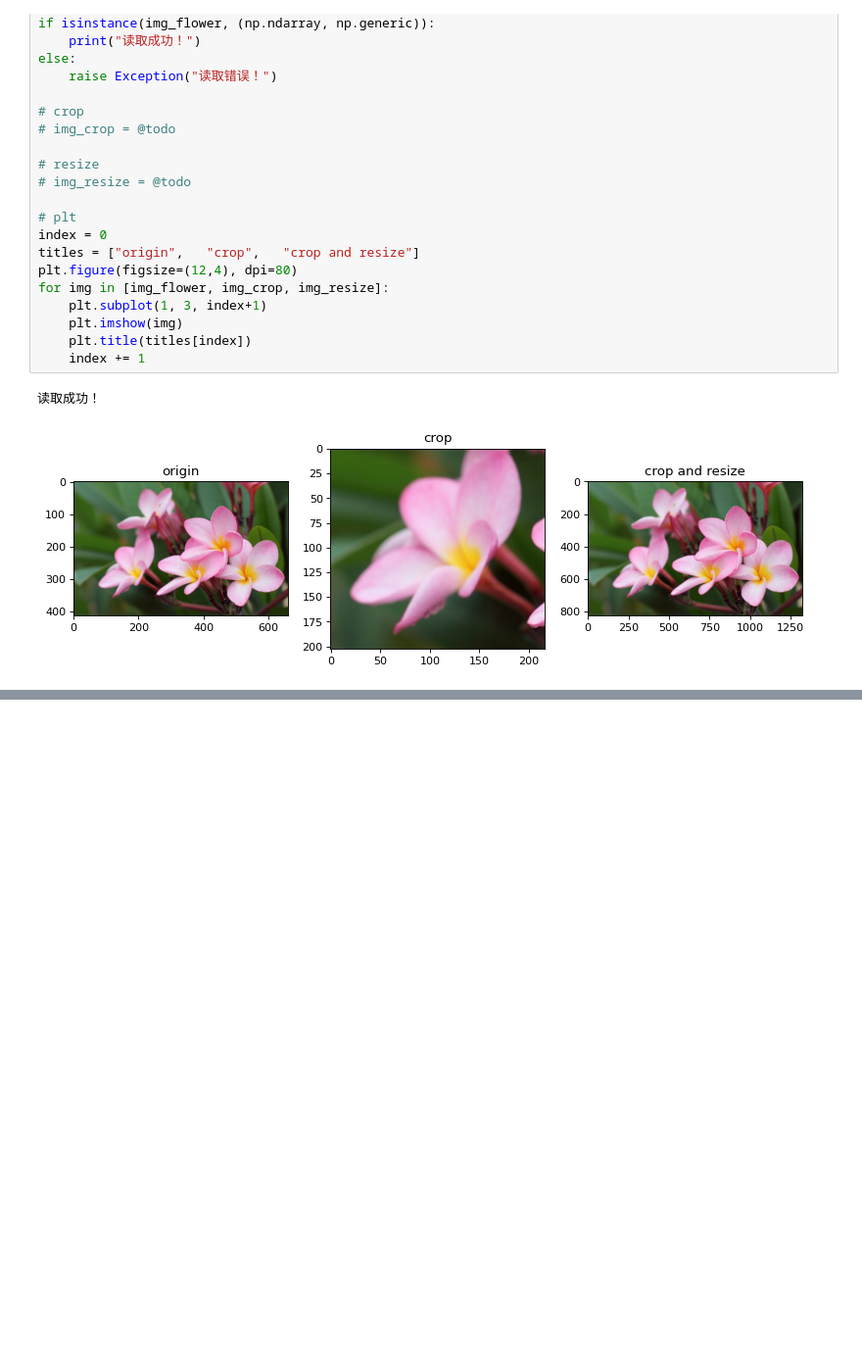
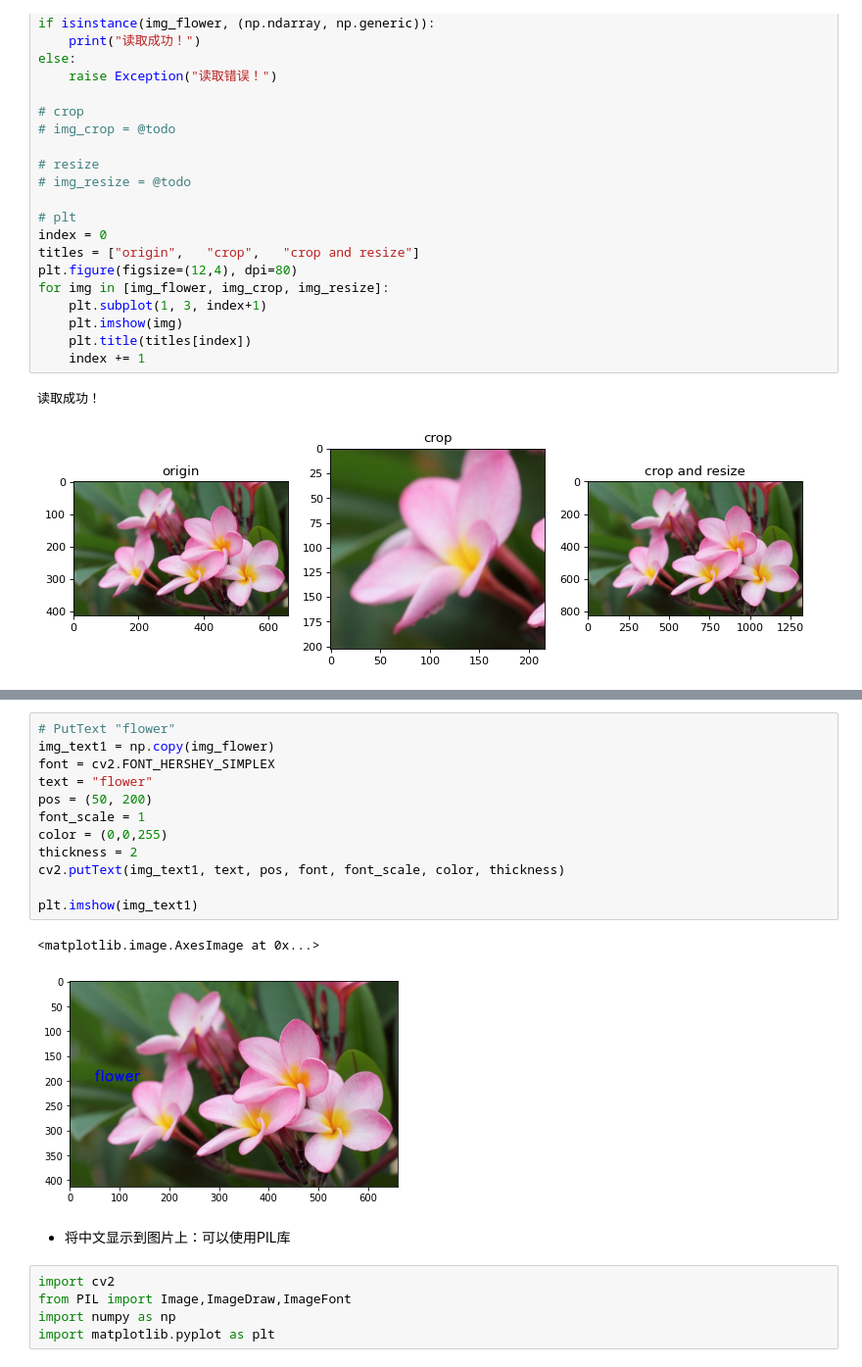
Before and after one commit to haodong2000/Vision2022, a Jupyter notebook: 2-4-basic-image-process.ipynb, the cells around one changed output, grey strips where cells are left out. Shown at 98% size. Saved outputs shown, nothing was run; the diff lists cells and outputs as text; blank space fills up the shorter version.

Commit message:
add text

```diff
--- a/2-4-basic-image-process.ipynb
+++ b/2-4-basic-image-process.ipynb
@@ -201,0 +231,22 @@ for img in [img_flower, img_crop, img_resize]:
+# %%
+# PutText "flower"
+img_text1 = np.copy(img_flower)
+font = cv2.FONT_HERSHEY_SIMPLEX
+text = "flower"
+pos = (50, 200)
+font_scale = 1
+color = (0,0,255)
+thickness = 2
+cv2.putText(img_text1, text, pos, font, font_scale, color, thickness)
+
+plt.imshow(img_text1)
+# %% [output]
+<matplotlib.image.AxesImage at 0x...>
+[figure, added]
+# %% [markdown]
+* 将中文显示到图片上：可以使用PIL库
+# %%
+import cv2
+from PIL import Image,ImageDraw,ImageFont
+import numpy as np
+import matplotlib.pyplot as plt
```
Also changed, not shown: parts of 9 cells of this notebook, 2 other files.
